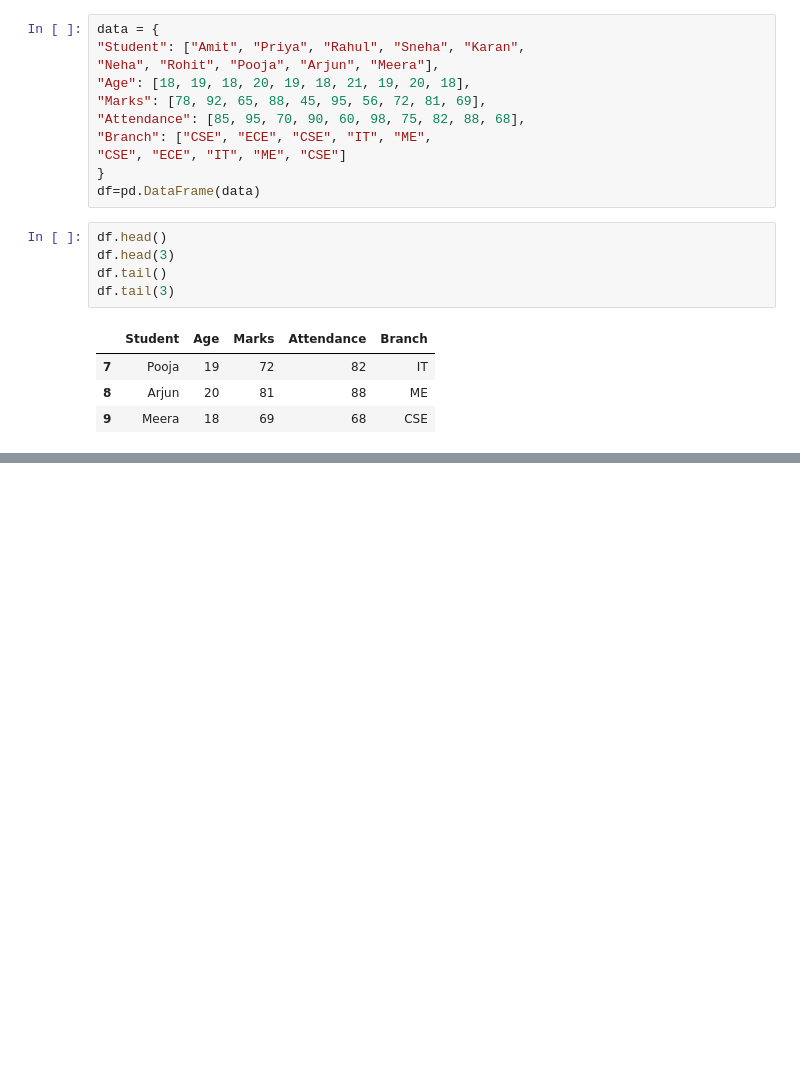
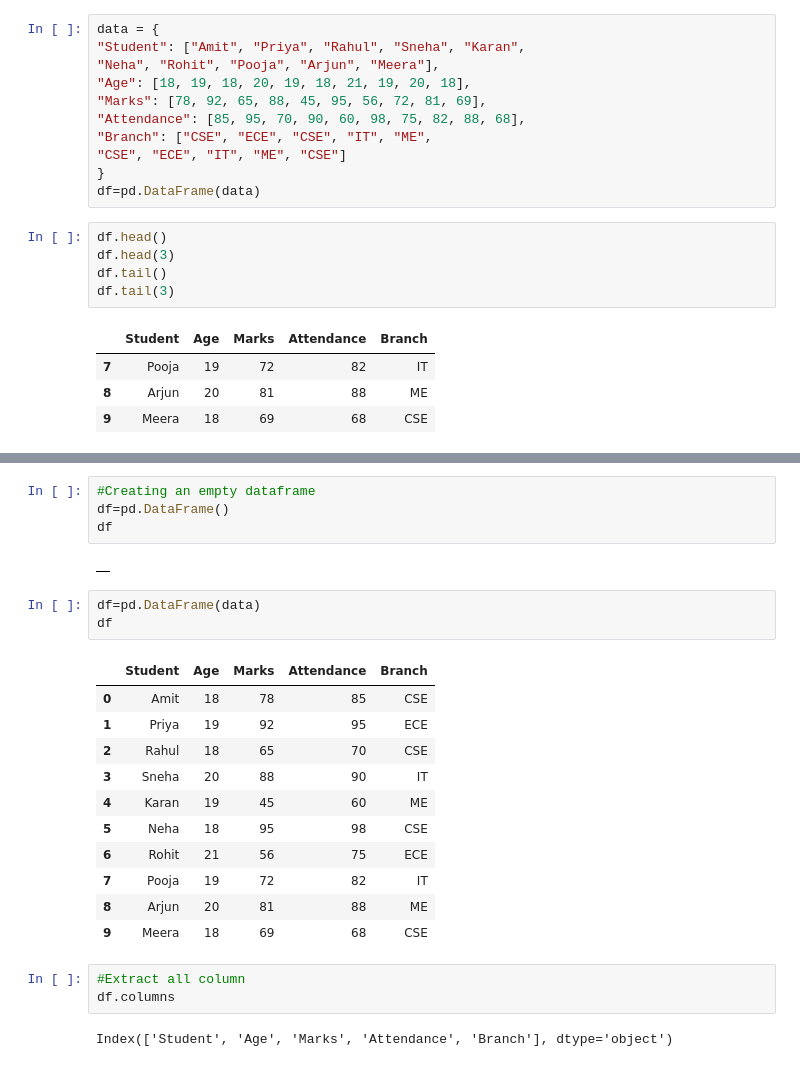
Before and after one commit to yadavshubham8871-afk/Pandas, a Jupyter notebook: Pandas_2.ipynb, the cells around one changed output, grey strips where cells are left out. Saved outputs shown, nothing was run; the diff lists cells and outputs as text; blank space fills up the shorter version.

```diff
--- a/Pandas_2.ipynb
+++ b/Pandas_2.ipynb
@@ -51,0 +138,26 @@ df.sample(3)
+# %%
+#Creating an empty dataframe
+df=pd.DataFrame()
+df
+# %% [output]
+|  |
+# %%
+df=pd.DataFrame(data)
+df
+# %% [output]
+|  | Student | Age | Marks | Attendance | Branch |
+| 0 | Amit | 18 | 78 | 85 | CSE |
+| 1 | Priya | 19 | 92 | 95 | ECE |
+| 2 | Rahul | 18 | 65 | 70 | CSE |
+| 3 | Sneha | 20 | 88 | 90 | IT |
+| 4 | Karan | 19 | 45 | 60 | ME |
+| 5 | Neha | 18 | 95 | 98 | CSE |
+| 6 | Rohit | 21 | 56 | 75 | ECE |
+| 7 | Pooja | 19 | 72 | 82 | IT |
+| 8 | Arjun | 20 | 81 | 88 | ME |
+| 9 | Meera | 18 | 69 | 68 | CSE |
+# %%
+#Extract all column
+df.columns
+# %% [output]
+Index(['Student', 'Age', 'Marks', 'Attendance', 'Branch'], dtype='object')
```
Also changed, not shown: parts of 25 cells of this notebook.
